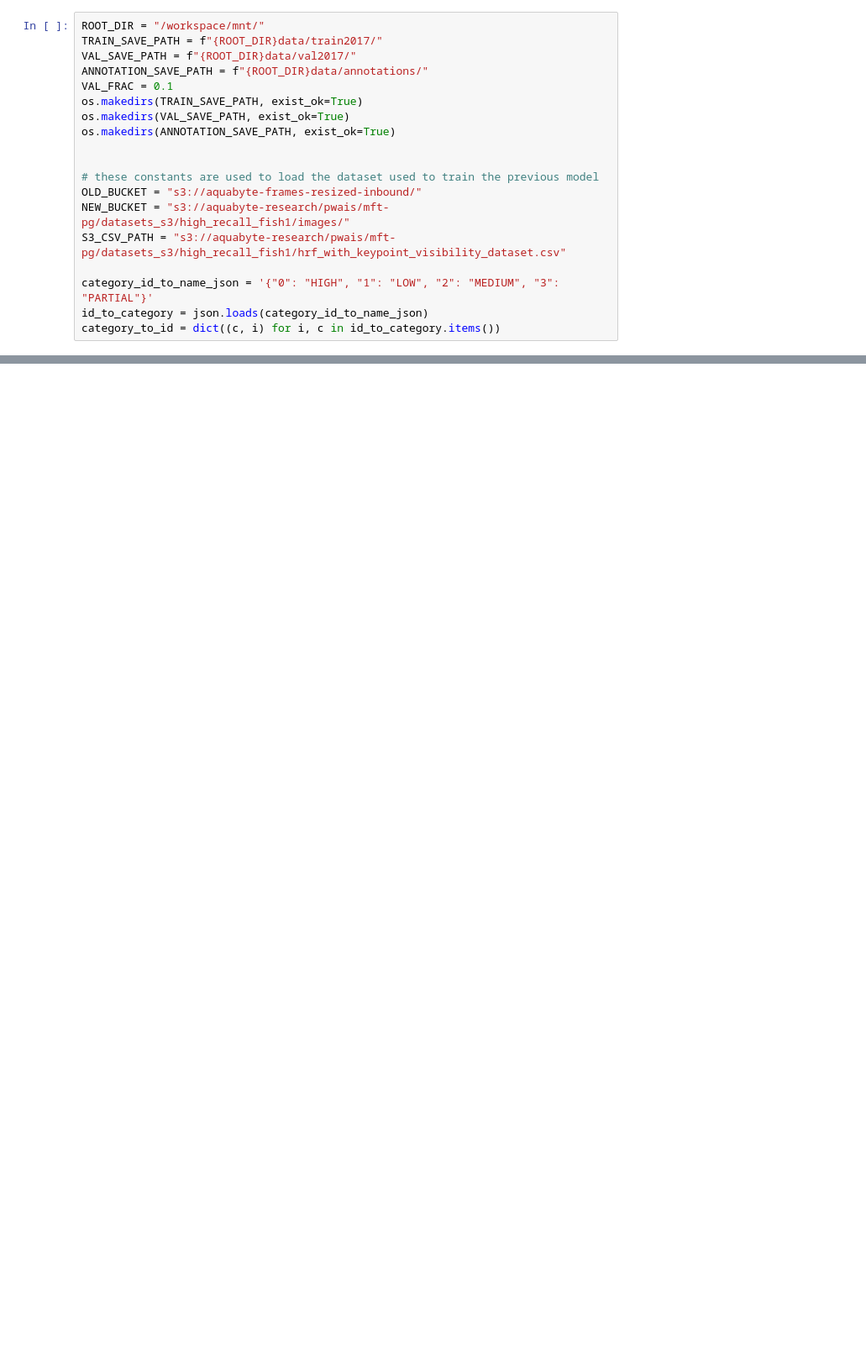
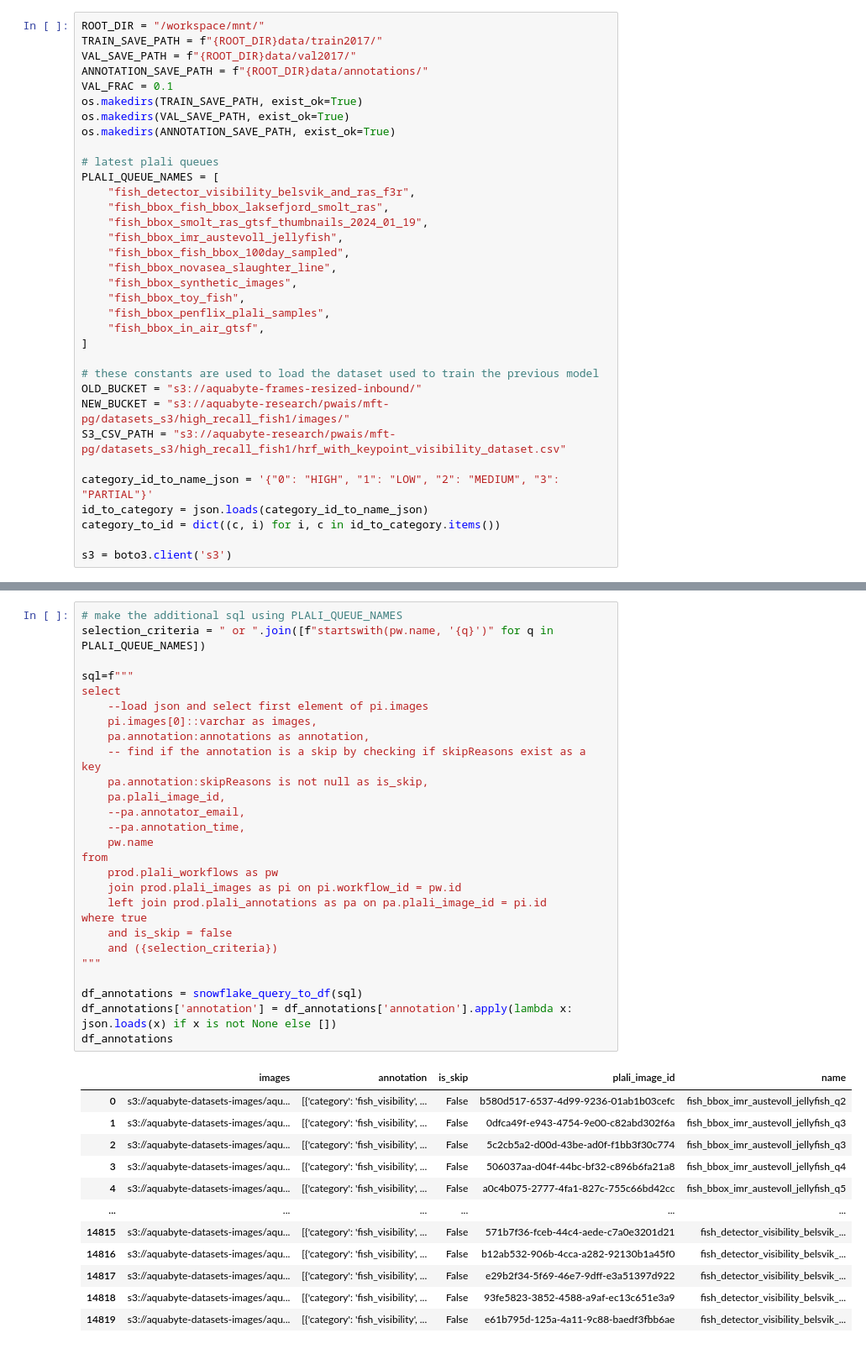
Before and after one commit to Megvii-BaseDetection/YOLOX, a Jupyter notebook: download_datasets.ipynb, the cells around one changed output, grey strips where cells are left out. Shown: that part at 84% size. Drawn from its saved outputs; the diff is of its cells as text; blank space fills up the shorter version.

```diff
--- a/download_datasets.ipynb
+++ b/download_datasets.ipynb
@@ -26,6 +26,19 @@ os.makedirs(TRAIN_SAVE_PATH, exist_ok=True)
 os.makedirs(VAL_SAVE_PATH, exist_ok=True)
 os.makedirs(ANNOTATION_SAVE_PATH, exist_ok=True)
 
+# latest plali queues
+PLALI_QUEUE_NAMES = [
+    "fish_detector_visibility_belsvik_and_ras_f3r",
+    "fish_bbox_fish_bbox_laksefjord_smolt_ras",
+    "fish_bbox_smolt_ras_gtsf_thumbnails_2024_01_19",
+    "fish_bbox_imr_austevoll_jellyfish",
+    "fish_bbox_fish_bbox_100day_sampled",
+    "fish_bbox_novasea_slaughter_line",
+    "fish_bbox_synthetic_images",
+    "fish_bbox_toy_fish",
+    "fish_bbox_penflix_plali_samples",
+    "fish_bbox_in_air_gtsf",
+]
 
 # these constants are used to load the dataset used to train the previous model
 OLD_BUCKET = "s3://aquabyte-frames-resized-inbound/"
@@ -35,3 +48,5 @@ S3_CSV_PATH = "s3://aquabyte-research/pwais/mft-pg/datasets_s3/high_recall_fish1
 category_id_to_name_json = '{"0": "HIGH", "1": "LOW", "2": "MEDIUM", "3": "PARTIAL"}'
 id_to_category = json.loads(category_id_to_name_json)
 category_to_id = dict((c, i) for i, c in id_to_category.items())
+
+s3 = boto3.client('s3')
@@ -37,0 +55,40 @@ category_to_id = dict((c, i) for i, c in id_to_category.items())
+# %%
+# make the additional sql using PLALI_QUEUE_NAMES
+selection_criteria = " or ".join([f"startswith(pw.name, '{q}')" for q in PLALI_QUEUE_NAMES])
+
+sql=f"""
+select
+    --load json and select first element of pi.images
+    pi.images[0]::varchar as images,
+    pa.annotation:annotations as annotation,
+    -- find if the annotation is a skip by checking if skipReasons exist as a key
+    pa.annotation:skipReasons is not null as is_skip,
+    pa.plali_image_id,
+    --pa.annotator_email,
+    --pa.annotation_time,
+    pw.name
+from
+    prod.plali_workflows as pw
+    join prod.plali_images as pi on pi.workflow_id = pw.id
+    left join prod.plali_annotations as pa on pa.plali_image_id = pi.id
+where true
+    and is_skip = false
+    and ({selection_criteria})
+"""
+
+df_annotations = snowflake_query_to_df(sql)
+df_annotations['annotation'] = df_annotations['annotation'].apply(lambda x: json.loads(x) if x is not None else [])
+df_annotations
+# %% [output]
+|  | images | annotation | is_skip | plali_image_id | name |
+| 0 | s3://aquabyte-datasets-images/aqu... | [{'category': 'fish_visibility', ... | False | b580d517-6537-4d99-9236-01ab1b03cefc | fish_bbox_imr_austevoll_jellyfish_q2 |
+| 1 | s3://aquabyte-datasets-images/aqu... | [{'category': 'fish_visibility', ... | False | 0dfca49f-e943-4754-9e00-c82abd302f6a | fish_bbox_imr_austevoll_jellyfish_q3 |
+| 2 | s3://aquabyte-datasets-images/aqu... | [{'category': 'fish_visibility', ... | False | 5c2cb5a2-d00d-43be-ad0f-f1bb3f30c774 | fish_bbox_imr_austevoll_jellyfish_q3 |
+| 3 | s3://aquabyte-datasets-images/aqu... | [{'category': 'fish_visibility', ... | False | 506037aa-d04f-44bc-bf32-c896b6fa21a8 | fish_bbox_imr_austevoll_jellyfish_q4 |
+| 4 | s3://aquabyte-datasets-images/aqu... | [{'category': 'fish_visibility', ... | False | a0c4b075-2777-4fa1-827c-755c66bd42cc | fish_bbox_imr_austevoll_jellyfish_q5 |
+| ... | ... | ... | ... | ... | ... |
+| 14815 | s3://aquabyte-datasets-images/aqu... | [{'category': 'fish_visibility', ... | False | 571b7f36-fceb-44c4-aede-c7a0e3201d21 | fish_detector_visibility_belsvik_... |
+| 14816 | s3://aquabyte-datasets-images/aqu... | [{'category': 'fish_visibility', ... | False | b12ab532-906b-4cca-a282-92130b1a45f0 | fish_detector_visibility_belsvik_... |
+| 14817 | s3://aquabyte-datasets-images/aqu... | [{'category': 'fish_visibility', ... | False | e29b2f34-5f69-46e7-9dff-e3a51397d922 | fish_detector_visibility_belsvik_... |
+| 14818 | s3://aquabyte-datasets-images/aqu... | [{'category': 'fish_visibility', ... | False | 93fe5823-3852-4588-a9af-ec13c651e3a9 | fish_detector_visibility_belsvik_... |
+| 14819 | s3://aquabyte-datasets-images/aqu... | [{'category': 'fish_visibility', ... | False | e61b795d-125a-4a11-9c88-baedf3fbb6ae | fish_detector_visibility_belsvik_... |
```
Also changed, not shown: parts of 9 cells of this notebook, 8 other files.
